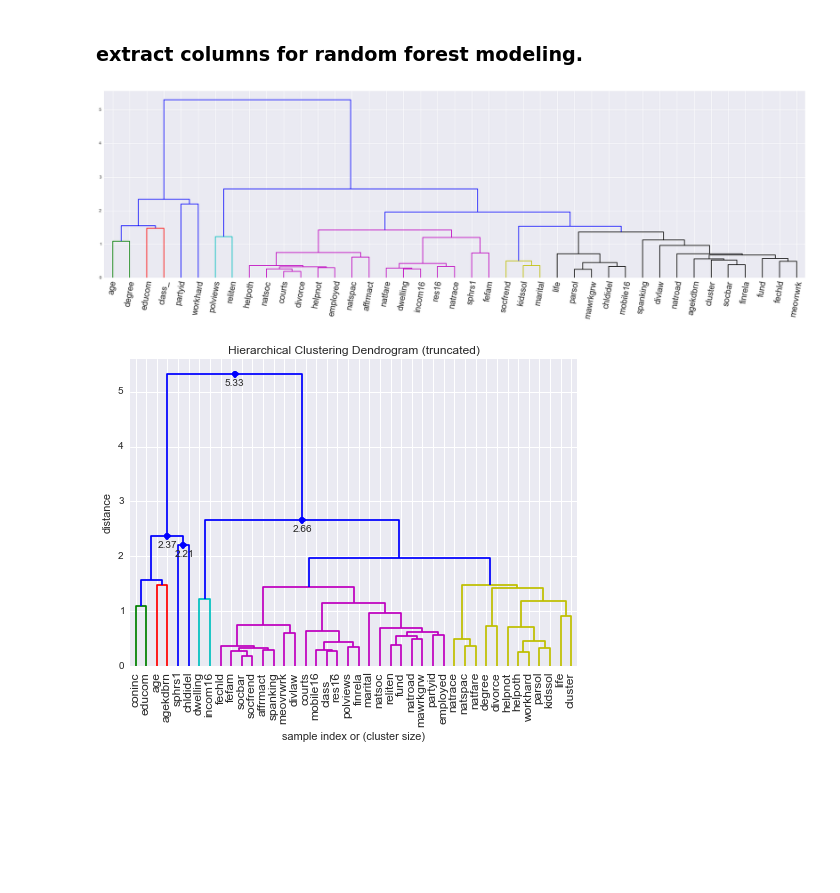
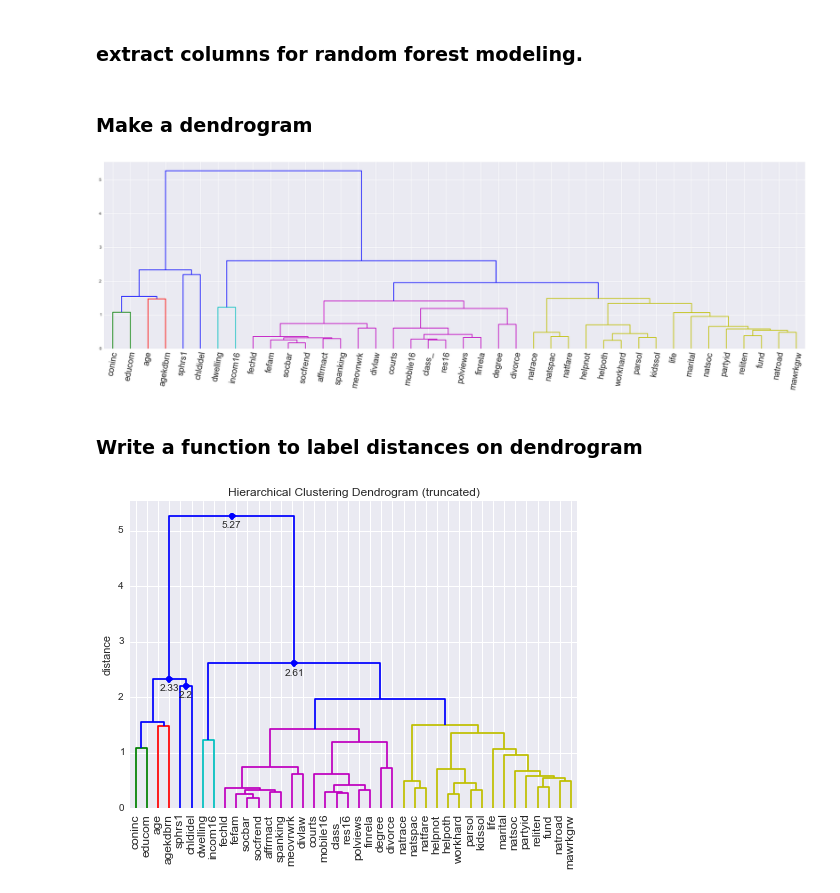
Before and after one commit to banjopickin/women_workforce, a Jupyter notebook: tree_map.ipynb, the cells around one changed output. Saved outputs shown, nothing was run; the diff lists cells and outputs as text; code cells hidden in the pictures; blank space fills up the shorter version.

```diff
--- a/tree_map.ipynb
+++ b/tree_map.ipynb
@@ -34,9 +45,11 @@ cols = small.columns
 # %% [markdown]
 ### extract columns for random forest modeling.
 # %%
-df_s = df[cols[:-1]]
+df_s = df[cols[:-2]]
 # %%
 df_s = df_s.astype('float')
+# %% [markdown]
+### Make a dendrogram
 # %%
 Y = pdist(df_s.T.values,metric='cosine')
 # %%
@@ -45,11 +58,13 @@ sqr = squareform(Y)
 tree = linkage(sqr,method = 'complete')
 # %%
 plt.figure(figsize=(30,8))
-ax = dendrogram(tree, labels = np.array(cols),leaf_rotation = 80,leaf_font_size=20., color_threshold=1.5)
+ax = dendrogram(tree,labels = np.array(cols[:-2]), leaf_rotation = 80,leaf_font_size=20., color_threshold=1.5)
 
 plt.show()
 # %% [output]
-[figure, old version]
+[figure, new version]
+# %% [markdown]
+### Write a function to label distances on dendrogram
 # %%
 
 def fancy_dendrogram(*args, **kwargs):
@@ -62,7 +77,6 @@ def fancy_dendrogram(*args, **kwargs):
 
     if not kwargs.get('no_plot', False):
         plt.title('Hierarchical Clustering Dendrogram (truncated)')
-        plt.xlabel('sample index or (cluster size)')
         plt.ylabel('distance')
         for i, d, c in zip(ddata['icoord'], ddata['dcoord'], ddata['color_list']):
             x = 0.5 * sum(i[1:3])
@@ -78,16 +92,16 @@ def fancy_dendrogram(*args, **kwargs):
 # %%
 fancy_dendrogram(
     tree,
     truncate_mode='lastp',
     p=67,
-    labels = np.array(cols),
+    labels = np.array(cols[:-2]),
     leaf_rotation=90.,
     color_threshold=1.5,
     leaf_font_size=12.,
     show_contracted=True,
     annotate_above=2,  # useful in small plots so annotations don't overlap
 
 )
 plt.show()
 # %% [output]
-[figure, old version]
+[figure, new version]
```
Also changed, not shown: parts of 1 cell of this notebook.
